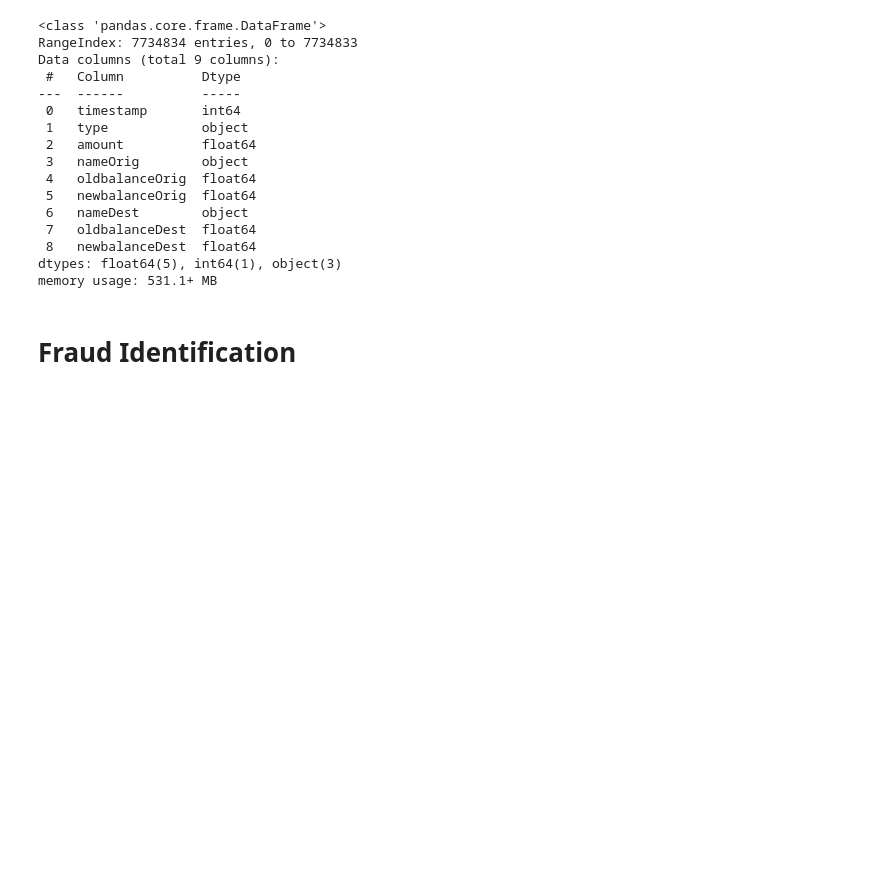
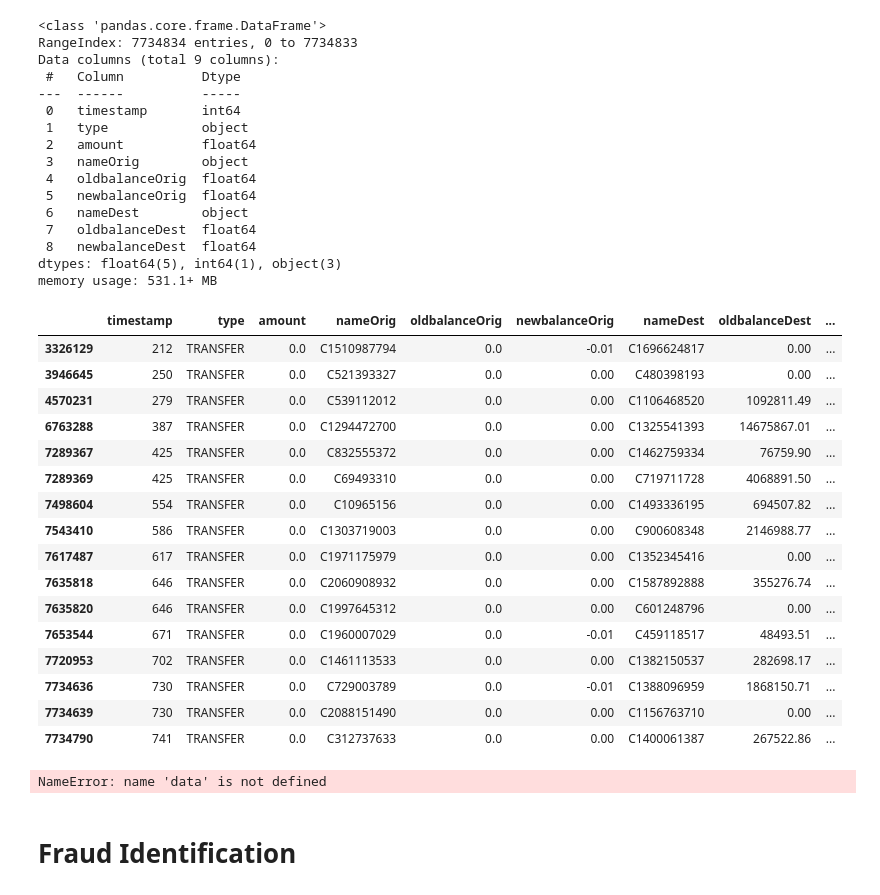
Before and after one commit to sensisoap/FundamentalData2022, a Jupyter notebook: Assignment1Template.ipynb, the cells around one changed output. Drawn from its saved outputs; the diff is of its cells as text; code cells hidden in the pictures; blank space fills up the shorter version.

```diff
--- a/Assignment1Template.ipynb
+++ b/Assignment1Template.ipynb
@@ -198,6 +259,32 @@ Data columns (total 9 columns):
  8   newbalanceDest  float64
 dtypes: float64(5), int64(1), object(3)
 memory usage: 531.1+ MB
+# %%
+#check zero transactions
+zerotransactions = data[(data.amount == 0.00)]
+zerotransactions
+# %% [output]
+|  | timestamp | type | amount | nameOrig | oldbalanceOrig | newbalanceOrig | nameDest | oldbalanceDest | ... |
+| 3326129 | 212 | TRANSFER | 0.0 | C1510987794 | 0.0 | -0.01 | C1696624817 | 0.00 | ... |
+| 3946645 | 250 | TRANSFER | 0.0 | C521393327 | 0.0 | 0.00 | C480398193 | 0.00 | ... |
+| 4570231 | 279 | TRANSFER | 0.0 | C539112012 | 0.0 | 0.00 | C1106468520 | 1092811.49 | ... |
+| 6763288 | 387 | TRANSFER | 0.0 | C1294472700 | 0.0 | 0.00 | C1325541393 | 14675867.01 | ... |
+| 7289367 | 425 | TRANSFER | 0.0 | C832555372 | 0.0 | 0.00 | C1462759334 | 76759.90 | ... |
+| 7289369 | 425 | TRANSFER | 0.0 | C69493310 | 0.0 | 0.00 | C719711728 | 4068891.50 | ... |
+| 7498604 | 554 | TRANSFER | 0.0 | C10965156 | 0.0 | 0.00 | C1493336195 | 694507.82 | ... |
+| 7543410 | 586 | TRANSFER | 0.0 | C1303719003 | 0.0 | 0.00 | C900608348 | 2146988.77 | ... |
+| 7617487 | 617 | TRANSFER | 0.0 | C1971175979 | 0.0 | 0.00 | C1352345416 | 0.00 | ... |
+| 7635818 | 646 | TRANSFER | 0.0 | C2060908932 | 0.0 | 0.00 | C1587892888 | 355276.74 | ... |
+| 7635820 | 646 | TRANSFER | 0.0 | C1997645312 | 0.0 | 0.00 | C601248796 | 0.00 | ... |
+| 7653544 | 671 | TRANSFER | 0.0 | C1960007029 | 0.0 | -0.01 | C459118517 | 48493.51 | ... |
+| 7720953 | 702 | TRANSFER | 0.0 | C1461113533 | 0.0 | 0.00 | C1382150537 | 282698.17 | ... |
+| 7734636 | 730 | TRANSFER | 0.0 | C729003789 | 0.0 | -0.01 | C1388096959 | 1868150.71 | ... |
+| 7734639 | 730 | TRANSFER | 0.0 | C2088151490 | 0.0 | 0.00 | C1156763710 | 0.00 | ... |
+| 7734790 | 741 | TRANSFER | 0.0 | C312737633 | 0.0 | 0.00 | C1400061387 | 267522.86 | ... |
+# %%
+data
+# %% [output]
+NameError: name 'data' is not defined
 # %% [markdown]
 # Fraud Identification
 # %%
```
Also changed, not shown: parts of 13 cells of this notebook.
